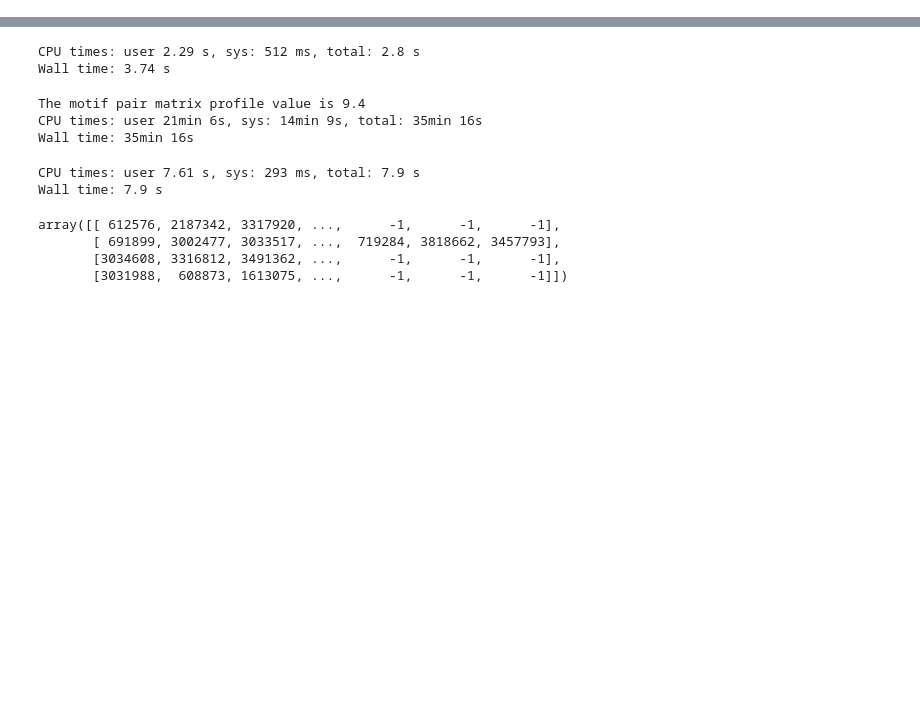
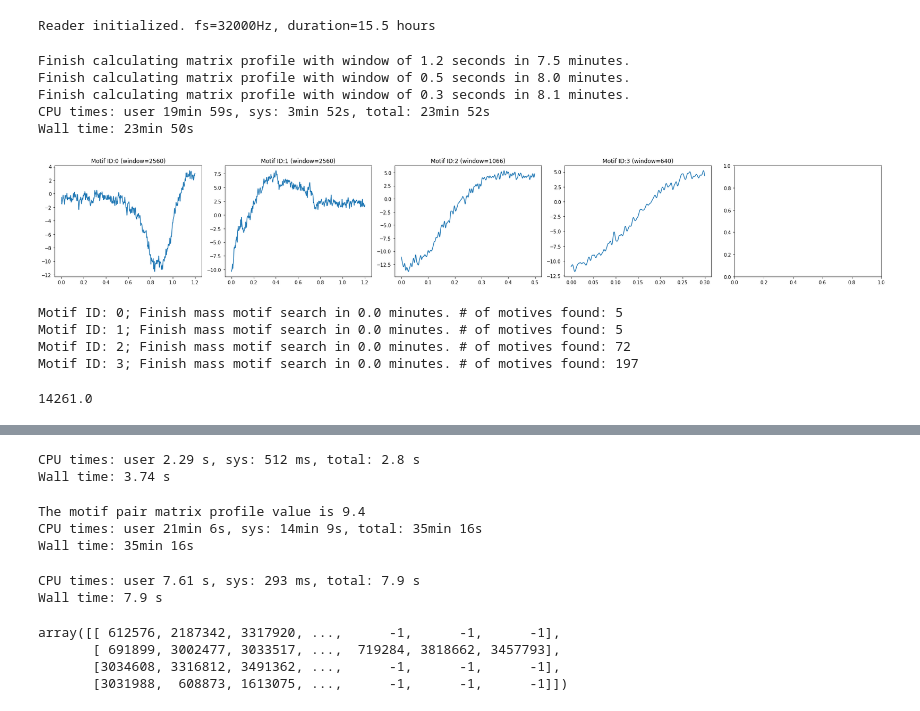
Before and after one commit to regevti/lfp_clustering, a Jupyter notebook: notebooks/pogona.ipynb, the cells around one changed output, grey strips where cells are left out. Saved outputs shown, nothing was run; the diff lists cells and outputs as text; code cells hidden in the pictures; blank space fills up the shorter version.

```diff
--- a/notebooks/pogona.ipynb
+++ b/notebooks/pogona.ipynb
@@ -19,0 +14,38 @@ rd = NeuralynxReader(rootdir, channel=32)
+# %%
+# rootdir, channel = '/media/sil2/Data/Lizard/Pogona Data/Lizard15/12.14.2015/18-26-12_cheetah', 32  # mark
+rootdir, channel = '/media/sil2/Data/Lizard/lorenz_data/2019-11-17_17-43-33', 31  # lorenz
+# rootdir, channel = '/media/sil2/Data/Lizard/lorenz_data/2019-10-21_18-00-39', 31  # lorenz - no claustrum
+rd = NeuralynxReader(rootdir, channel=channel)
+print(f'Reader initialized. fs={rd.fs:.0f}Hz, duration={rd.time_vector[-1]/3600:.1f} hours')
+# %% [output]
+Reader initialized. fs=32000Hz, duration=15.5 hours
+# %%
+%%time
+%matplotlib inline
+sc = rd.load_slow_cycles()
+cycle_id = 0
+mf = MotifFinder(rd, decimate_q=15, lowpass=150, filter_order=3)
+mf.search(t_start=sc.loc[cycle_id, 'on'], t_stop=sc.loc[cycle_id+1, 'off'], durations=[1.2, 0.5, 0.3],
+          durations2remove=[])
+mf.plot_found_motives()
+# %% [output]
+Finish calculating matrix profile with window of 1.2 seconds in 7.5 minutes.
+Finish calculating matrix profile with window of 0.5 seconds in 8.0 minutes.
+Finish calculating matrix profile with window of 0.3 seconds in 8.1 minutes.
+CPU times: user 19min 59s, sys: 3min 52s, total: 23min 52s
+Wall time: 23min 50s
+[figure, added]
+# %%
+%matplotlib tk
+cycle_id = 50
+mf.plot_labelled_signal(t_start=sc.loc[cycle_id, 'on'], t_stop=sc.loc[cycle_id, 'off'], motives_ids=[0,1,2,3],
+                        max_dist=20, separate_windows=True)
+# %% [output]
+Motif ID: 0; Finish mass motif search in 0.0 minutes. # of motives found: 5
+Motif ID: 1; Finish mass motif search in 0.0 minutes. # of motives found: 5
+Motif ID: 2; Finish mass motif search in 0.0 minutes. # of motives found: 72
+Motif ID: 3; Finish mass motif search in 0.0 minutes. # of motives found: 197
+# %%
+sc.loc[cycle_id, 'off']
+# %% [output]
+14261.0
```
Also changed, not shown: parts of 21 cells of this notebook, 7 other files.
